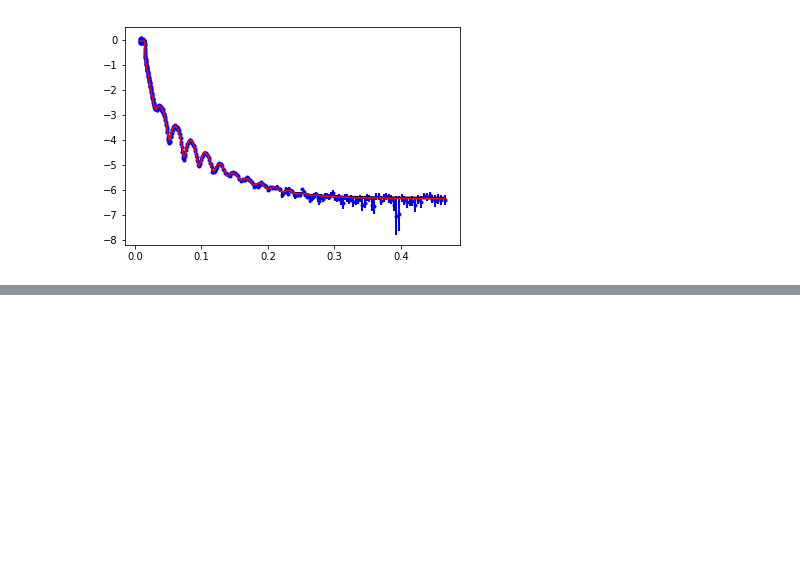
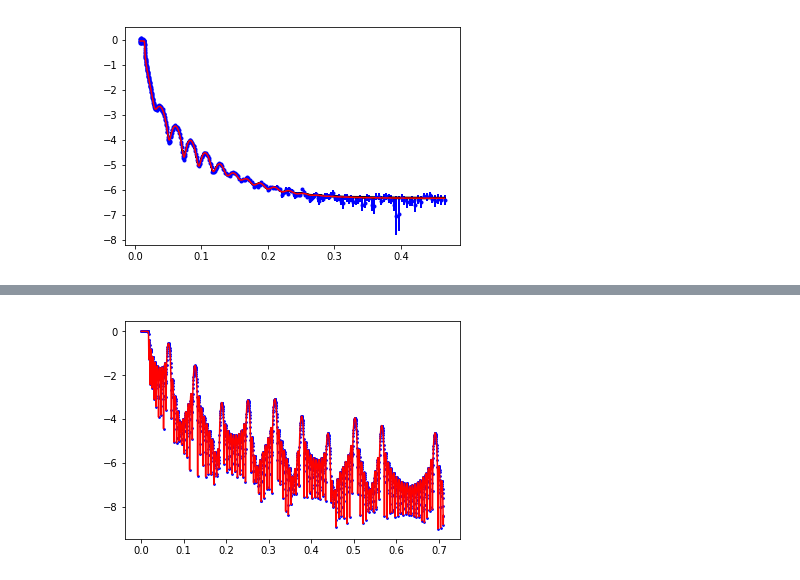
Before and after one commit to refnx/refnx, a Jupyter notebook: doc/getting_started.ipynb, the cells around one changed output, grey strips where cells are left out. Saved outputs shown, nothing was run; the diff lists cells and outputs as text; code cells hidden in the pictures; blank space fills up the shorter version.

```diff
--- a/doc/getting_started.ipynb
+++ b/doc/getting_started.ipynb
@@ -374,0 +379,37 @@ plt.ylim(2.2, 6);
+# %%
+# make a dataset
+data = Data1D(data=dataset)
+# %%
+# make the structure
+air = SLD(0)
+si = SLD(2.0704) # silicon substrate
+ni = SLD(9.4245) # nickel
+ti = SLD(-1.9493) # titanium
+
+# make the layers
+ti_layer = ti(50)
+ni_layer = ni(70)
+
+# Make a multilayer by using a Stack Component
+stack = Stack()
+stack |= ti_layer
+stack |= ni_layer
+stack.repeats = 10
+
+structure = air | stack | si(0, 0)
+
+# put the Structure in a Model
+model = ReflectModel(structure, bkg=0, dq=0)
+# %%
+# we're only going to fit the Titanium thickness
+ti_layer.thick.setp(vary=True, bounds=(10, 60))
+
+# now do the fit
+objective = Objective(model, data, transform=Transform('logY'))
+fitter = CurveFitter(objective)
+# %%
+# now fit and plot
+fitter.fit('differential_evolution');
+fig, ax = objective.plot()
+# %% [output]
+[figure, added]
```
Also changed, not shown: parts of 21 cells of this notebook, 6 other files.
